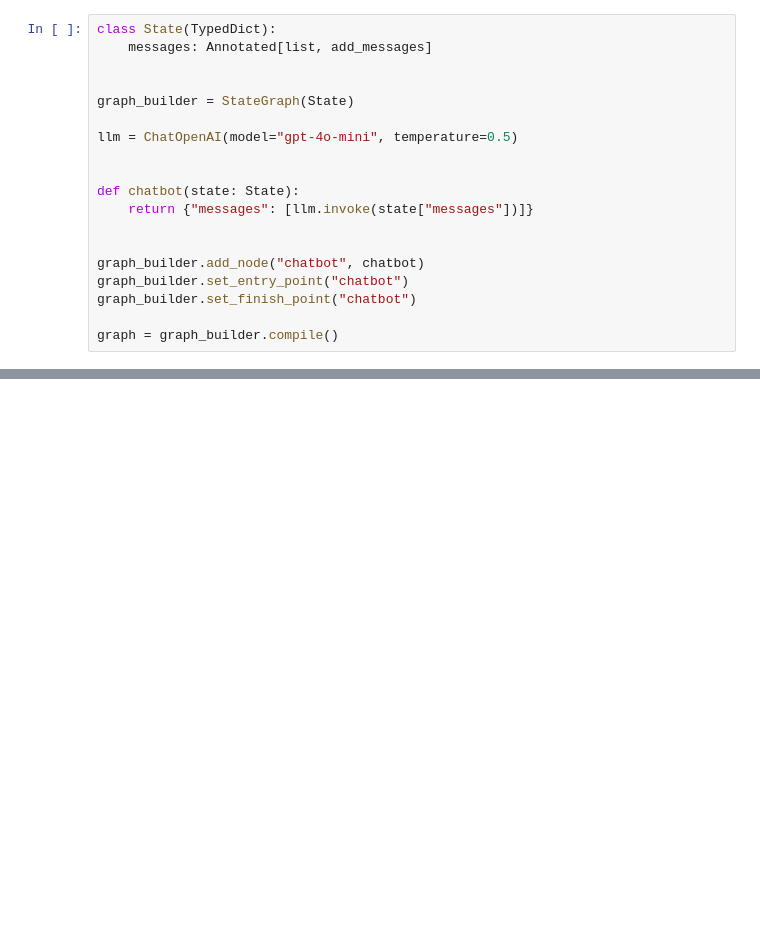
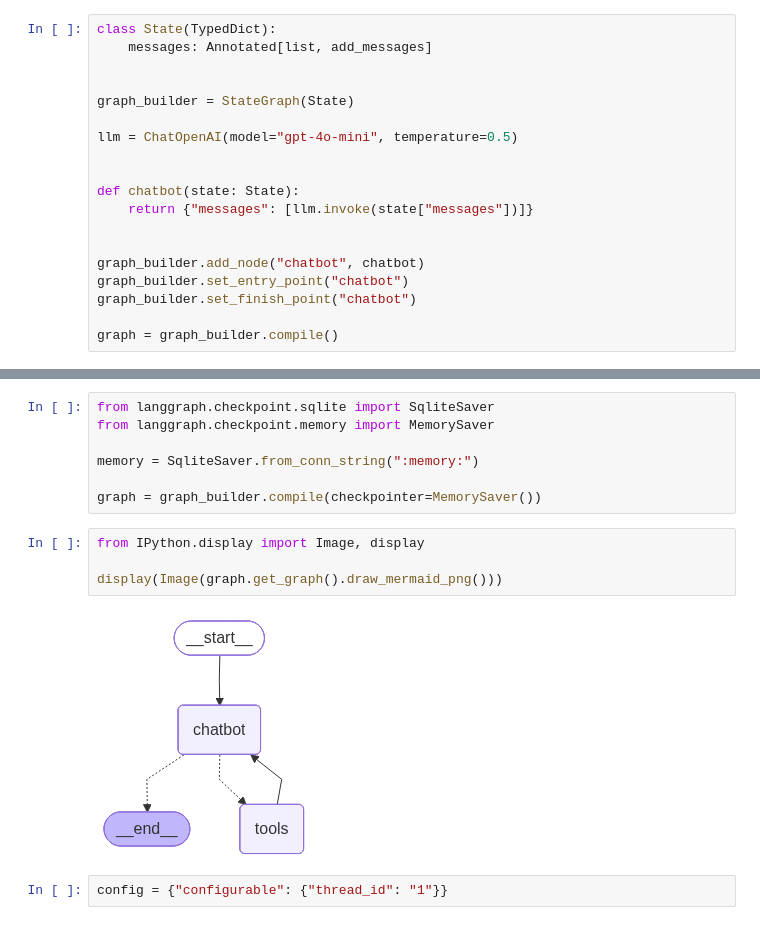
Before and after one commit to Jhonneg/py-langgragh, a Jupyter notebook: main.ipynb, the cells around one changed output, grey strips where cells are left out. Cells and saved outputs as stored; diff of their text form; blank space fills up the shorter version.

```diff
--- a/main.ipynb
+++ b/main.ipynb
@@ -41,0 +337,15 @@ graph = graph_builder.compile()
+# %%
+from langgraph.checkpoint.sqlite import SqliteSaver
+from langgraph.checkpoint.memory import MemorySaver
+
+memory = SqliteSaver.from_conn_string(":memory:")
+
+graph = graph_builder.compile(checkpointer=MemorySaver())
+# %%
+from IPython.display import Image, display
+
+display(Image(graph.get_graph().draw_mermaid_png()))
+# %% [output]
+[figure, added]
+# %%
+config = {"configurable": {"thread_id": "1"}}
```
Also changed, not shown: parts of 30 cells of this notebook, 1 other file.
